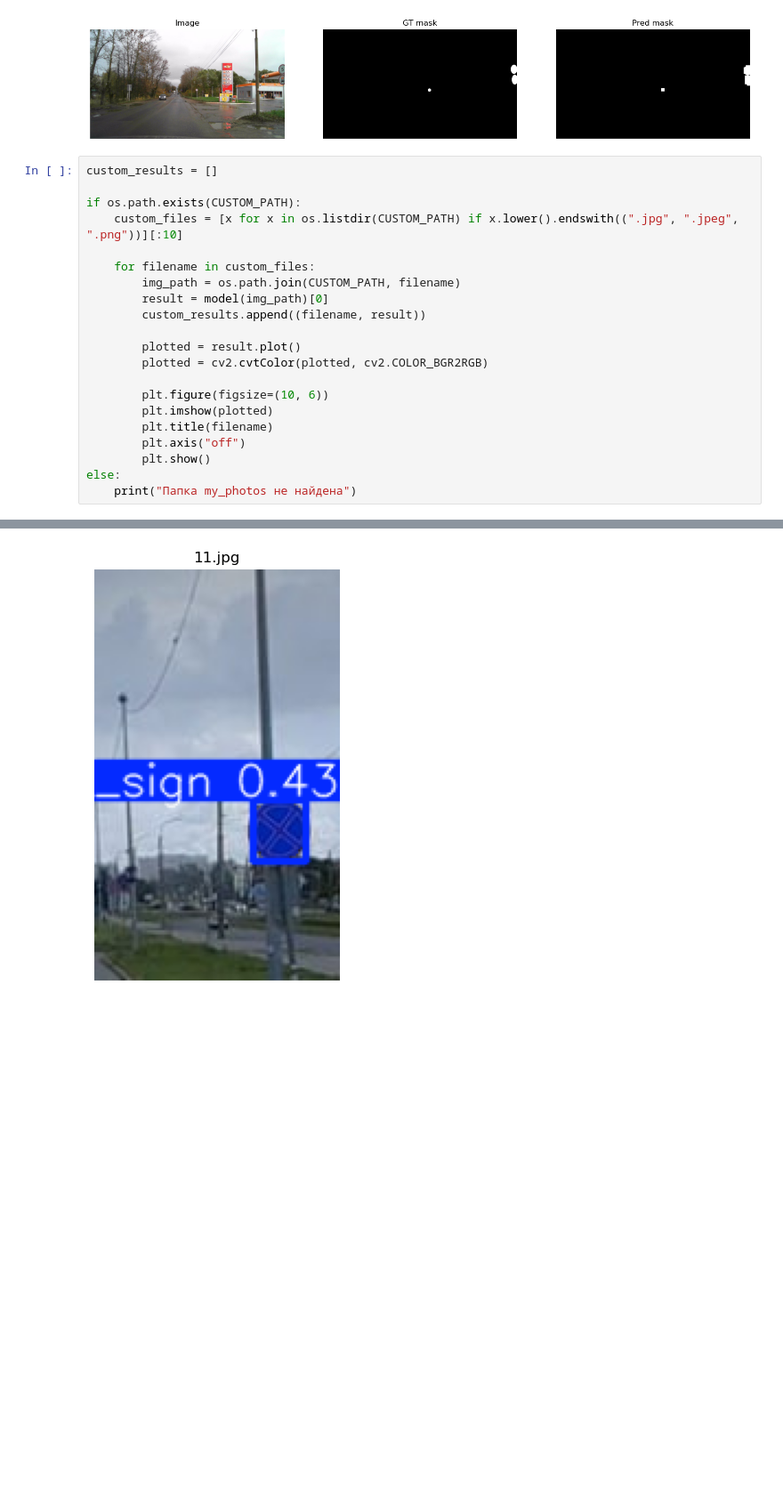
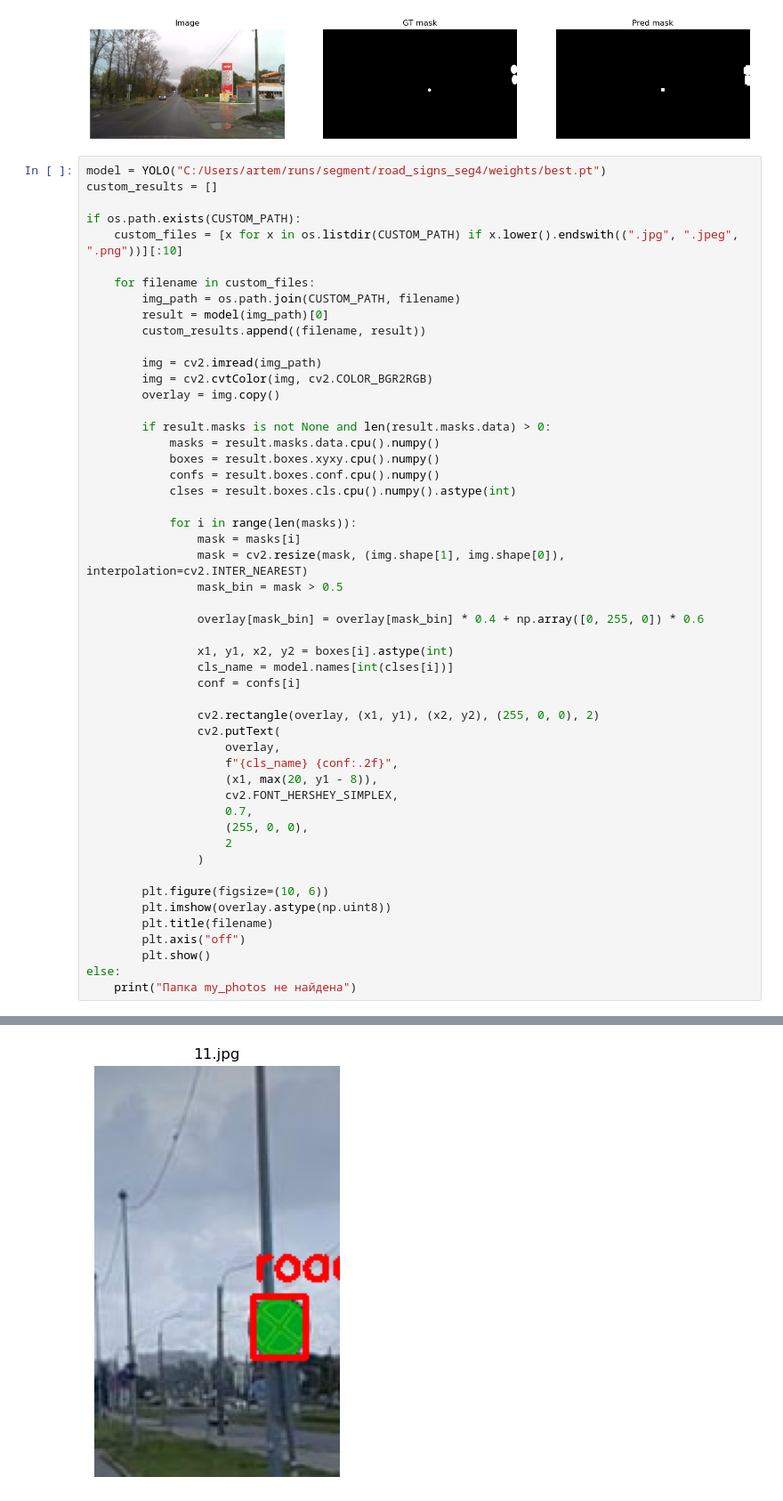
Before and after one commit to kriart/cv-labs, a Jupyter notebook: lab-6.ipynb, the cells around one changed output, grey strips where cells are left out. Shown at 89% size. Saved outputs shown, nothing was run; the diff lists cells and outputs as text; blank space fills up the shorter version.

```diff
--- a/lab-6.ipynb
+++ b/lab-6.ipynb
@@ -372,6 +346,7 @@ image 1/1 c:\Users\artem\Downloads\cv lab\data\sign_dataset\val\2164.jpg: 384x64
 Speed: 2.8ms preprocess, 63.5ms inference, 5.0ms postprocess per image at shape (1, 3, 384, 640)
 [figure]
 # %%
+model = YOLO("C:/Users/artem/runs/segment/road_signs_seg4/weights/best.pt")
 custom_results = []
 
 if os.path.exists(CUSTOM_PATH):
@@ -382,11 +357,40 @@ if os.path.exists(CUSTOM_PATH):
         result = model(img_path)[0]
         custom_results.append((filename, result))
 
-        plotted = result.plot()
-        plotted = cv2.cvtColor(plotted, cv2.COLOR_BGR2RGB)
+        img = cv2.imread(img_path)
+        img = cv2.cvtColor(img, cv2.COLOR_BGR2RGB)
+        overlay = img.copy()
+
+        if result.masks is not None and len(result.masks.data) > 0:
+            masks = result.masks.data.cpu().numpy()
+            boxes = result.boxes.xyxy.cpu().numpy()
+            confs = result.boxes.conf.cpu().numpy()
+            clses = result.boxes.cls.cpu().numpy().astype(int)
+
+            for i in range(len(masks)):
+                mask = masks[i]
+                mask = cv2.resize(mask, (img.shape[1], img.shape[0]), interpolation=cv2.INTER_NEAREST)
+                mask_bin = mask > 0.5
+
+                overlay[mask_bin] = overlay[mask_bin] * 0.4 + np.array([0, 255, 0]) * 0.6
+
+                x1, y1, x2, y2 = boxes[i].astype(int)
+                cls_name = model.names[int(clses[i])]
+                conf = confs[i]
+
+                cv2.rectangle(overlay, (x1, y1), (x2, y2), (255, 0, 0), 2)
+                cv2.putText(
+                    overlay,
+                    f"{cls_name} {conf:.2f}",
+                    (x1, max(20, y1 - 8)),
+                    cv2.FONT_HERSHEY_SIMPLEX,
+                    0.7,
+                    (255, 0, 0),
+                    2
+                )
 
         plt.figure(figsize=(10, 6))
-        plt.imshow(plotted)
+        plt.imshow(overlay.astype(np.uint8))
         plt.title(filename)
         plt.axis("off")
         plt.show()
@@ -404 +408 @@ Speed: 2.9ms preprocess, 208.3ms inference, 12.3ms postprocess per image at shap
-[figure, old version]
+[figure, new version]
```
Also changed, not shown: parts of 4 cells of this notebook.
